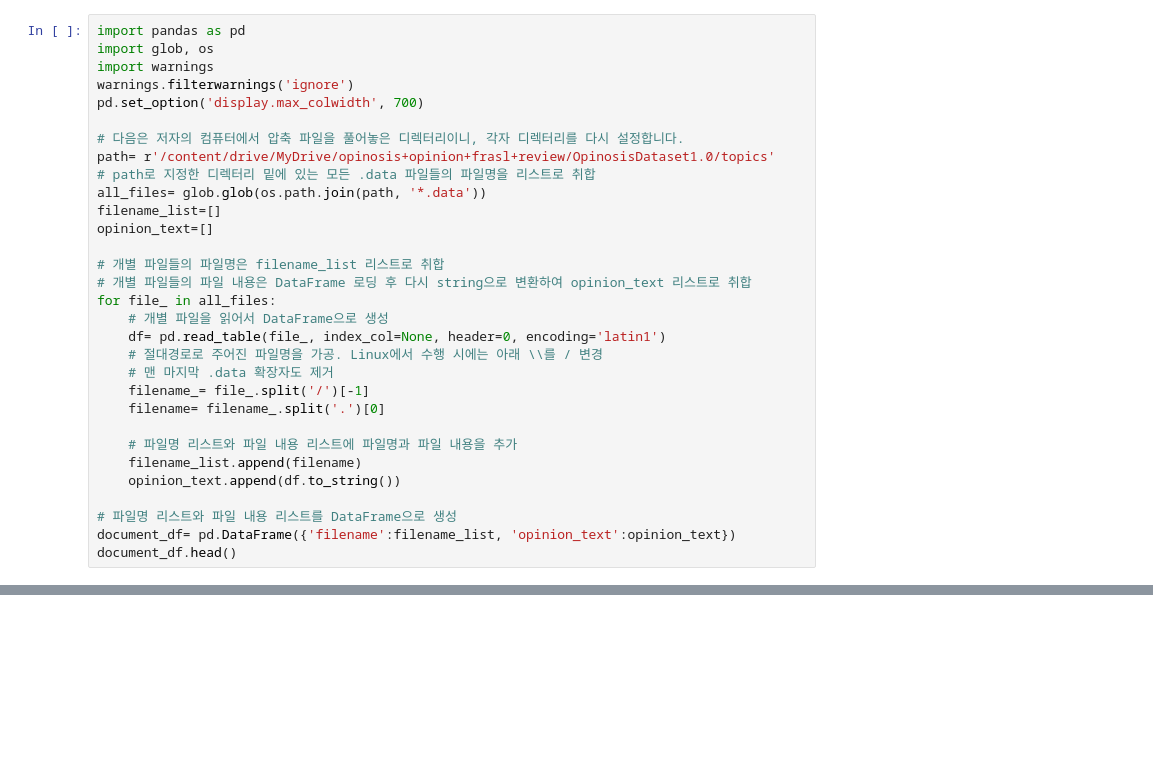
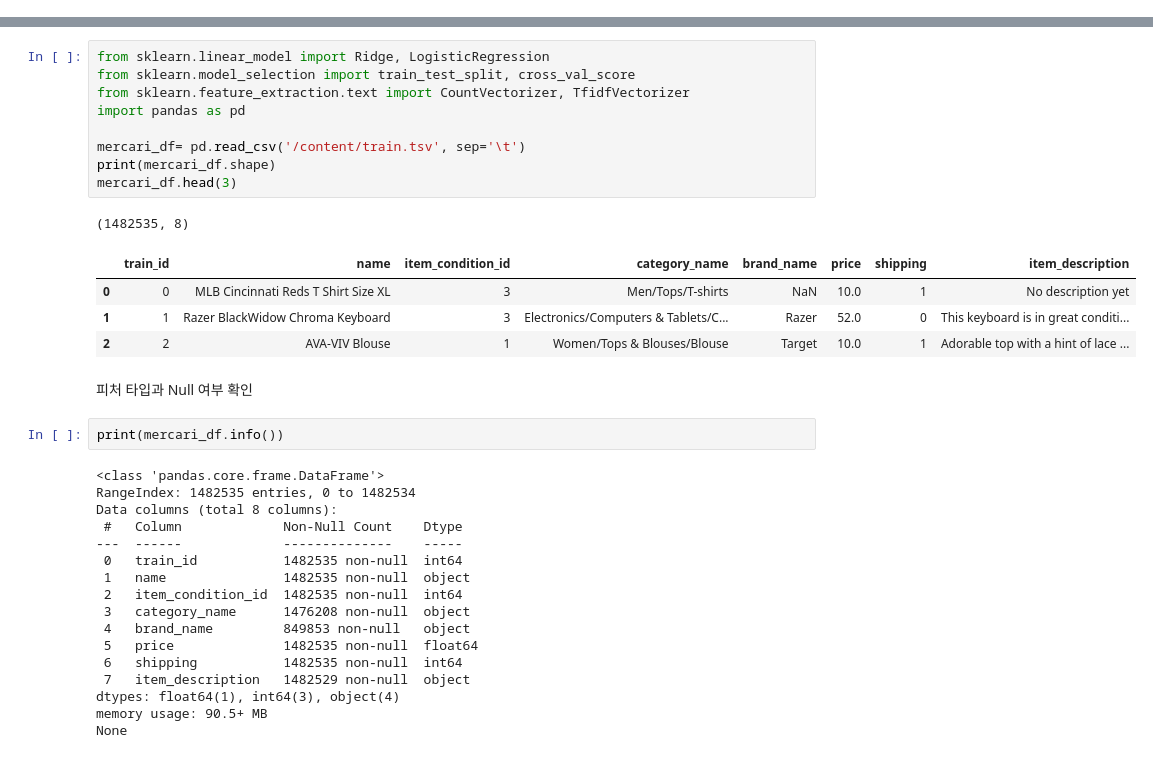
Before and after one commit to hanbiphyun/ESSA_YB, a Jupyter notebook: ESAA_OB_week2_2_필사.ipynb, the cells around one changed output, grey strips where cells are left out. Drawn from its saved outputs; the diff is of its cells as text; blank space fills up the shorter version.

```diff
--- a/ESAA_OB_week2_2_필사.ipynb
+++ b/ESAA_OB_week2_2_필사.ipynb
@@ -39,31 +2,0 @@ def LemNormalize(text):
-# %%
-import pandas as pd
-import glob, os
-import warnings
-warnings.filterwarnings('ignore')
-pd.set_option('display.max_colwidth', 700)
-
-# 다음은 저자의 컴퓨터에서 압축 파일을 풀어놓은 디렉터리이니, 각자 디렉터리를 다시 설정합니다.
-path= r'/content/drive/MyDrive/opinosis+opinion+frasl+review/OpinosisDataset1.0/topics'
-# path로 지정한 디렉터리 밑에 있는 모든 .data 파일들의 파일명을 리스트로 취합
-all_files= glob.glob(os.path.join(path, '*.data'))
-filename_list=[]
-opinion_text=[]
-
-# 개별 파일들의 파일명은 filename_list 리스트로 취합
-# 개별 파일들의 파일 내용은 DataFrame 로딩 후 다시 string으로 변환하여 opinion_text 리스트로 취합
-for file_ in all_files:
-    # 개별 파일을 읽어서 DataFrame으로 생성
-    df= pd.read_table(file_, index_col=None, header=0, encoding='latin1')
-    # 절대경로로 주어진 파일명을 가공. Linux에서 수행 시에는 아래 \\를 / 변경
-    # 맨 마지막 .data 확장자도 제거
-    filename_= file_.split('/')[-1]
-    filename= filename_.split('.')[0]
-
-    # 파일명 리스트와 파일 내용 리스트에 파일명과 파일 내용을 추가
-    filename_list.append(filename)
-    opinion_text.append(df.to_string())
-
-# 파일명 리스트와 파일 내용 리스트를 DataFrame으로 생성
-document_df= pd.DataFrame({'filename':filename_list, 'opinion_text':opinion_text})
-document_df.head()
@@ -286,0 +50,36 @@ Reviews 파일명 : ['battery-life_ipod_nano_8gb', 'buttons_amazon_kindle', 'bat
+# %%
+from sklearn.linear_model import Ridge, LogisticRegression
+from sklearn.model_selection import train_test_split, cross_val_score
+from sklearn.feature_extraction.text import CountVectorizer, TfidfVectorizer
+import pandas as pd
+
+mercari_df= pd.read_csv('/content/train.tsv', sep='\t')
+print(mercari_df.shape)
+mercari_df.head(3)
+# %% [output]
+(1482535, 8)
+|  | train_id | name | item_condition_id | category_name | brand_name | price | shipping | item_description |
+| 0 | 0 | MLB Cincinnati Reds T Shirt Size XL | 3 | Men/Tops/T-shirts | NaN | 10.0 | 1 | No description yet |
+| 1 | 1 | Razer BlackWidow Chroma Keyboard | 3 | Electronics/Computers & Tablets/C... | Razer | 52.0 | 0 | This keyboard is in great conditi... |
+| 2 | 2 | AVA-VIV Blouse | 1 | Women/Tops & Blouses/Blouse | Target | 10.0 | 1 | Adorable top with a hint of lace ... |
+# %% [markdown]
+피처 타입과 Null 여부 확인
+# %%
+print(mercari_df.info())
+# %% [output]
+<class 'pandas.core.frame.DataFrame'>
+RangeIndex: 1482535 entries, 0 to 1482534
+Data columns (total 8 columns):
+ #   Column             Non-Null Count    Dtype
+---  ------             --------------    -----
+ 0   train_id           1482535 non-null  int64
+ 1   name               1482535 non-null  object
+ 2   item_condition_id  1482535 non-null  int64
+ 3   category_name      1476208 non-null  object
+ 4   brand_name         849853 non-null   object
+ 5   price              1482535 non-null  float64
+ 6   shipping           1482535 non-null  int64
+ 7   item_description   1482529 non-null  object
+dtypes: float64(1), int64(3), object(4)
+memory usage: 90.5+ MB
+None
```
Also changed, not shown: parts of 60 cells of this notebook.
